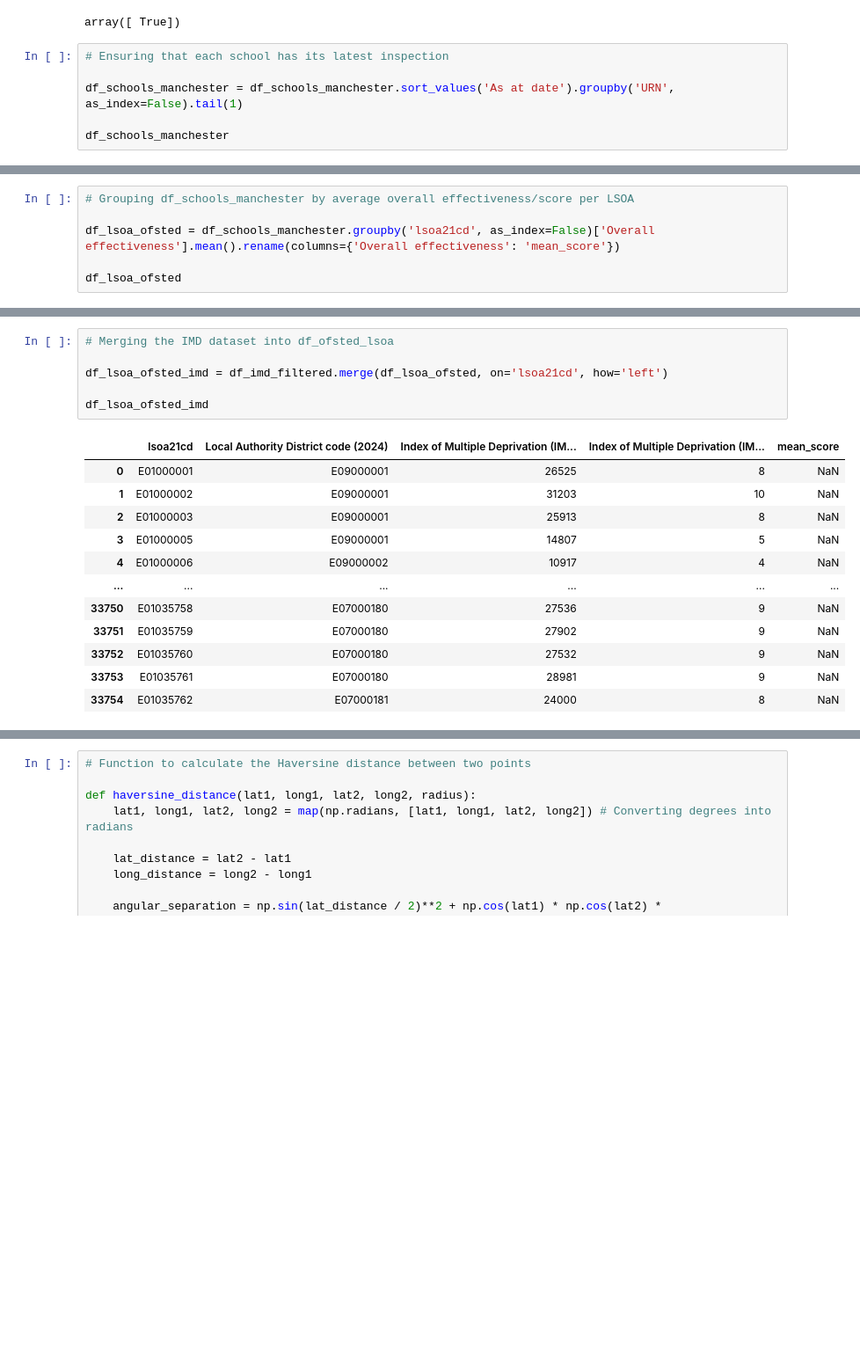
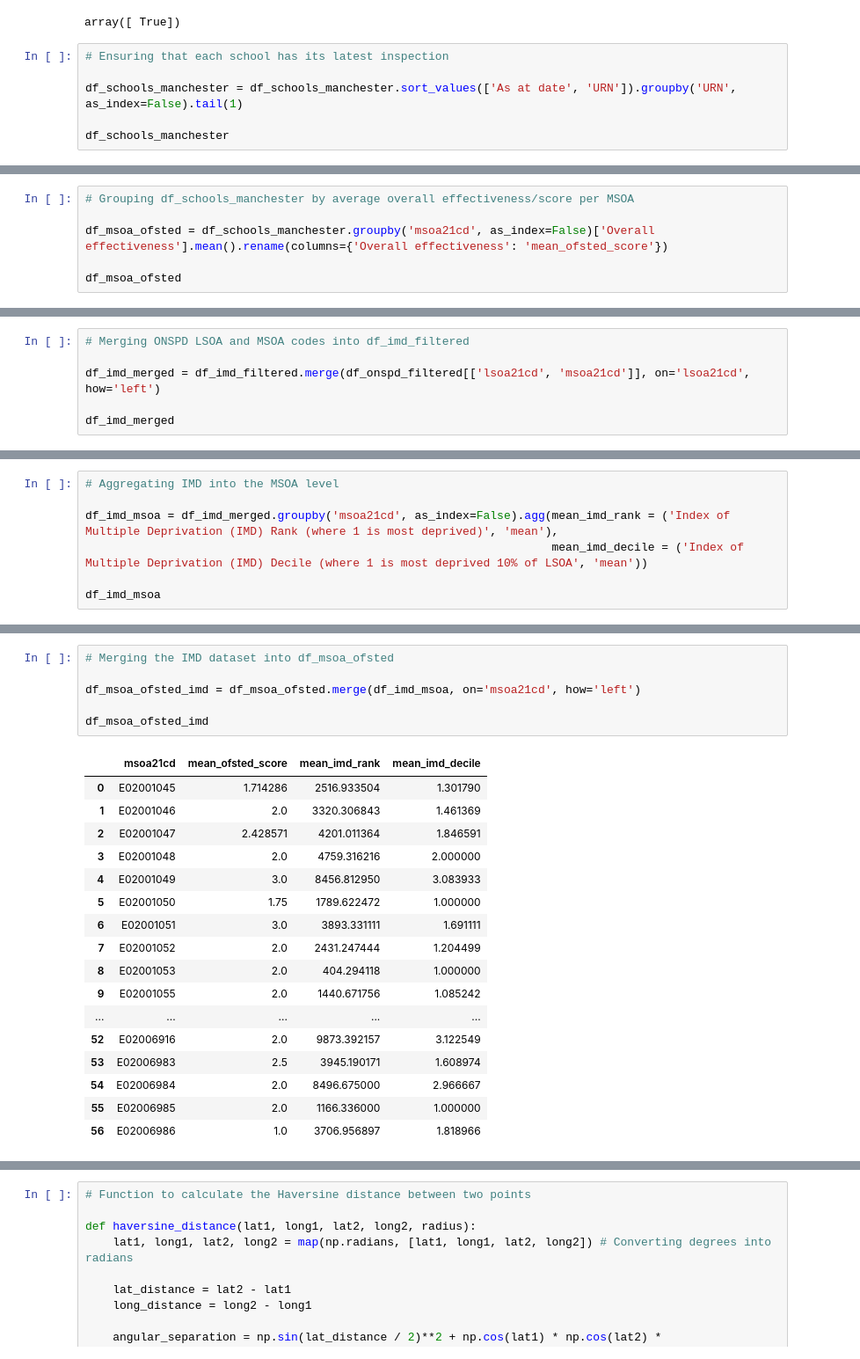
Before and after one commit to jonathanskuy/manchester-property-vs-education, a Jupyter notebook: notebooks/manchester_property_vs_education.ipynb, the cells around one changed output, grey strips where cells are left out. Shown at 88% size. Cells and saved outputs as stored; diff of their text form; blank space fills up the shorter version.

```diff
--- a/notebooks/manchester_property_vs_education.ipynb
+++ b/notebooks/manchester_property_vs_education.ipynb
@@ -633,7 +636,7 @@ array([ True])
 # %%
 # Ensuring that each school has its latest inspection
 
-df_schools_manchester = df_schools_manchester.sort_values('As at date').groupby('URN', as_index=False).tail(1)
+df_schools_manchester = df_schools_manchester.sort_values(['As at date', 'URN']).groupby('URN', as_index=False).tail(1)
 
 df_schools_manchester
 # %% [output]
@@ -657,9 +660,9 @@ df_schools_manchester['lsoa21cd'].isna().sum()
 # %% [output]
 0
 # %%
-# Grouping df_schools_manchester by average overall effectiveness/score per LSOA
+# Grouping df_schools_manchester by average overall effectiveness/score per MSOA
 
-df_lsoa_ofsted = df_schools_manchester.groupby('lsoa21cd', as_index=False)['Overall effectiveness'].mean().rename(columns={'Overall effectiveness': 'mean_score'})
+df_msoa_ofsted = df_schools_manchester.groupby('msoa21cd', as_index=False)['Overall effectiveness'].mean().rename(columns={'Overall effectiveness': 'mean_ofsted_score'})
 
-df_lsoa_ofsted
+df_msoa_ofsted
 # %% [output]
@@ -696,3 +703,9 @@ df_imd_filtered
 | 33753 | E01035761 | E07000180 | 28981 | 9 |
 | 33754 | E01035762 | E07000181 | 24000 | 8 |
 33755 rows × 4 columns
+# %%
+# Merging ONSPD LSOA and MSOA codes into df_imd_filtered
+
+df_imd_merged = df_imd_filtered.merge(df_onspd_filtered[['lsoa21cd', 'msoa21cd']], on='lsoa21cd', how='left')
+
+df_imd_merged
@@ -698,0 +726,7 @@ df_imd_filtered
+# %%
+# Aggregating IMD into the MSOA level
+
+df_imd_msoa = df_imd_merged.groupby('msoa21cd', as_index=False).agg(mean_imd_rank = ('Index of Multiple Deprivation (IMD) Rank (where 1 is most deprived)', 'mean'),
+                                                                    mean_imd_decile = ('Index of Multiple Deprivation (IMD) Decile (where 1 is most deprived 10% of LSOA', 'mean'))
+
+df_imd_msoa
@@ -699,19 +747,24 @@ df_imd_filtered
 # %%
-# Merging the IMD dataset into df_ofsted_lsoa
+# Merging the IMD dataset into df_msoa_ofsted
 
-df_lsoa_ofsted_imd = df_imd_filtered.merge(df_lsoa_ofsted, on='lsoa21cd', how='left')
+df_msoa_ofsted_imd = df_msoa_ofsted.merge(df_imd_msoa, on='msoa21cd', how='left')
 
-df_lsoa_ofsted_imd
+df_msoa_ofsted_imd
 # %% [output]
-|  | lsoa21cd | Local Authority District code (2024) | Index of Multiple Deprivation (IM... | Index of Multiple Deprivation (IM... | mean_score |
-| 0 | E01000001 | E09000001 | 26525 | 8 | NaN |
-| 1 | E01000002 | E09000001 | 31203 | 10 | NaN |
-| 2 | E01000003 | E09000001 | 25913 | 8 | NaN |
-| 3 | E01000005 | E09000001 | 14807 | 5 | NaN |
-| 4 | E01000006 | E09000002 | 10917 | 4 | NaN |
-| ... | ... | ... | ... | ... | ... |
-| 33750 | E01035758 | E07000180 | 27536 | 9 | NaN |
-| 33751 | E01035759 | E07000180 | 27902 | 9 | NaN |
-| 33752 | E01035760 | E07000180 | 27532 | 9 | NaN |
-| 33753 | E01035761 | E07000180 | 28981 | 9 | NaN |
-| 33754 | E01035762 | E07000181 | 24000 | 8 | NaN |
+|  | msoa21cd | mean_ofsted_score | mean_imd_rank | mean_imd_decile |
+| 0 | E02001045 | 1.714286 | 2516.933504 | 1.301790 |
+| 1 | E02001046 | 2.0 | 3320.306843 | 1.461369 |
+| 2 | E02001047 | 2.428571 | 4201.011364 | 1.846591 |
+| 3 | E02001048 | 2.0 | 4759.316216 | 2.000000 |
+| 4 | E02001049 | 3.0 | 8456.812950 | 3.083933 |
+| 5 | E02001050 | 1.75 | 1789.622472 | 1.000000 |
+| 6 | E02001051 | 3.0 | 3893.331111 | 1.691111 |
+| 7 | E02001052 | 2.0 | 2431.247444 | 1.204499 |
+| 8 | E02001053 | 2.0 | 404.294118 | 1.000000 |
+| 9 | E02001055 | 2.0 | 1440.671756 | 1.085242 |
+| ... | ... | ... | ... | ... |
+| 52 | E02006916 | 2.0 | 9873.392157 | 3.122549 |
+| 53 | E02006983 | 2.5 | 3945.190171 | 1.608974 |
+| 54 | E02006984 | 2.0 | 8496.675000 | 2.966667 |
+| 55 | E02006985 | 2.0 | 1166.336000 | 1.000000 |
+| 56 | E02006986 | 1.0 | 3706.956897 | 1.818966 |
```
Also changed, not shown: parts of 34 cells of this notebook, 1 other file.
